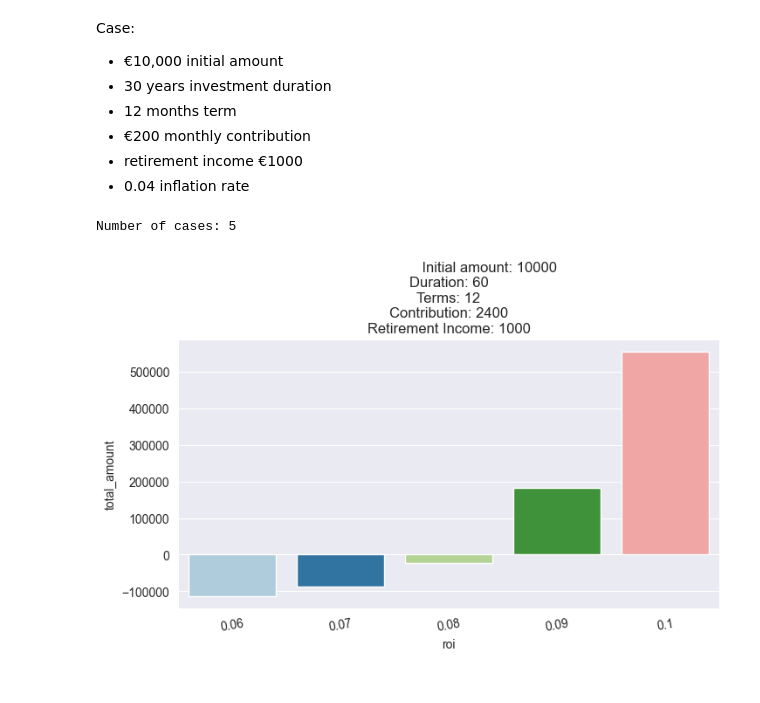
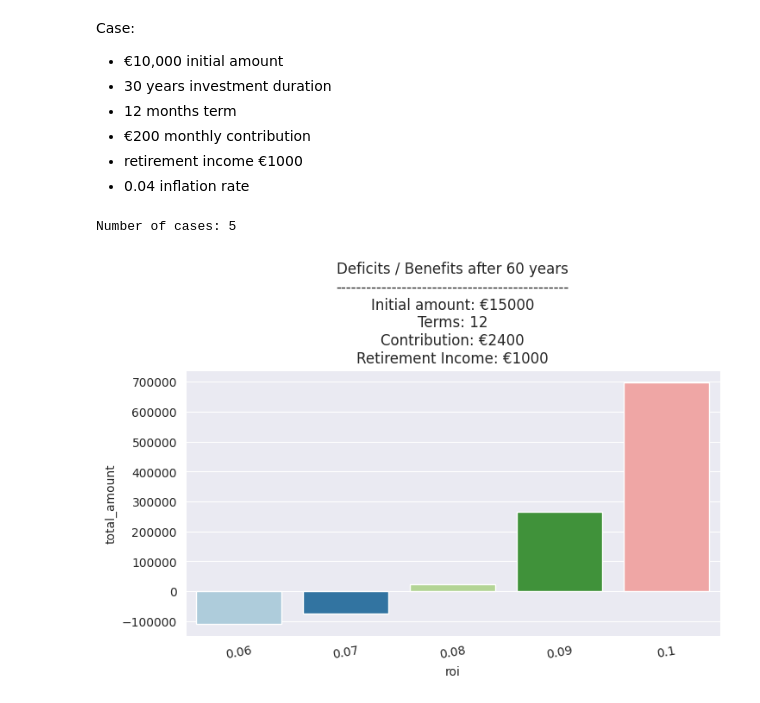
Before and after one commit to Marlup/Simulation-of-investment-and-compound-returns, a Jupyter notebook: investment_scenarios.ipynb, the cells around one changed output. Drawn from its saved outputs; the diff is of its cells as text; code cells hidden in the pictures.

```diff
--- a/investment_scenarios.ipynb
+++ b/investment_scenarios.ipynb
@@ -124,7 +130,7 @@ initial_amounts = np.arange(step_amount,
                             max_amount + step_amount,
                             step_amount)
 virtual_returns = np.arange(0.06, 0.11, 0.01)
-years_of_investment = [60]#np.arange(30, 30 + 5, 5)
+years_of_investment = [31, 40, 50, 60]#np.arange(30, 30 + 5, 5)
 inflation_rates = [0.0, 0.02, 0.03, 0.04, 0.05, 0.06]#np.arange(30, 30 + 5, 5)
 retirement_years = 30
 retir_incomes = [
@@ -210,32 +226,32 @@ Case:
 - retirement income €1000
 - 0.04 inflation rate
 # %%
-case_ini_amount = 10_000
+case_ini_amount = 15_000
 case_years = 60
 case_terms = 12
 case_monthly_contribution = 200
 case_annual_contribution = case_monthly_contribution * MONTHS_IN_YEAR
 retir_income = 1000
 inflation = 0.04
 case_rois = df[(df["initial_amount"] == case_ini_amount) & \
                 (df["duration"] == case_years) & \
                 (df["term"] == case_terms) & \
                 (df["contribution"] == case_annual_contribution) & \
                 (df["retirement_income"] == retir_income) & \
                 (df["inflation_rate"] == inflation)
                 ][["roi", "total_amount"]].round(2)
 
 print(f"Number of cases: {case_rois.shape[0]}")
 
 plt.figure(figsize=(8, 4))
 _ = sns.barplot(data=case_rois,
                 x="roi",
                 y="total_amount",
                )
 
-title = f"Initial amount: {case_ini_amount}\nDuration: {case_years}\nTerms: {case_terms}\nContribution: {case_annual_contribution}\nRetirement Income: {retir_income}"
-_ = plt.title(20*" " + title)
+title = f"Initial amount: {CURRENCY}{case_ini_amount}\nTerms: {case_terms}\nContribution: {CURRENCY}{case_annual_contribution}\nRetirement Income: {CURRENCY}{retir_income}"
+_ = plt.title(f"Deficits / Benefits after {case_years} years\n----------------------------------------------\n"+ title)
 _ = plt.xticks(rotation=10)
 # %% [output]
 Number of cases: 5
-[figure, old version]
+[figure, new version]
```
Also changed, not shown: parts of 7 cells of this notebook.
